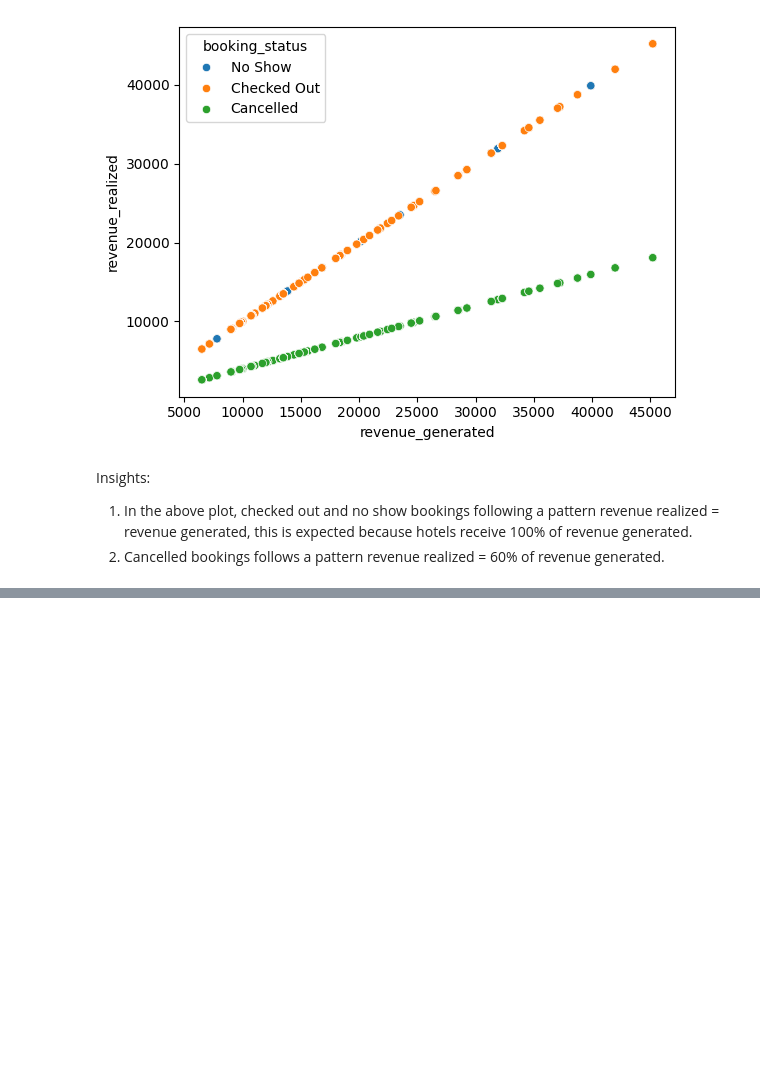
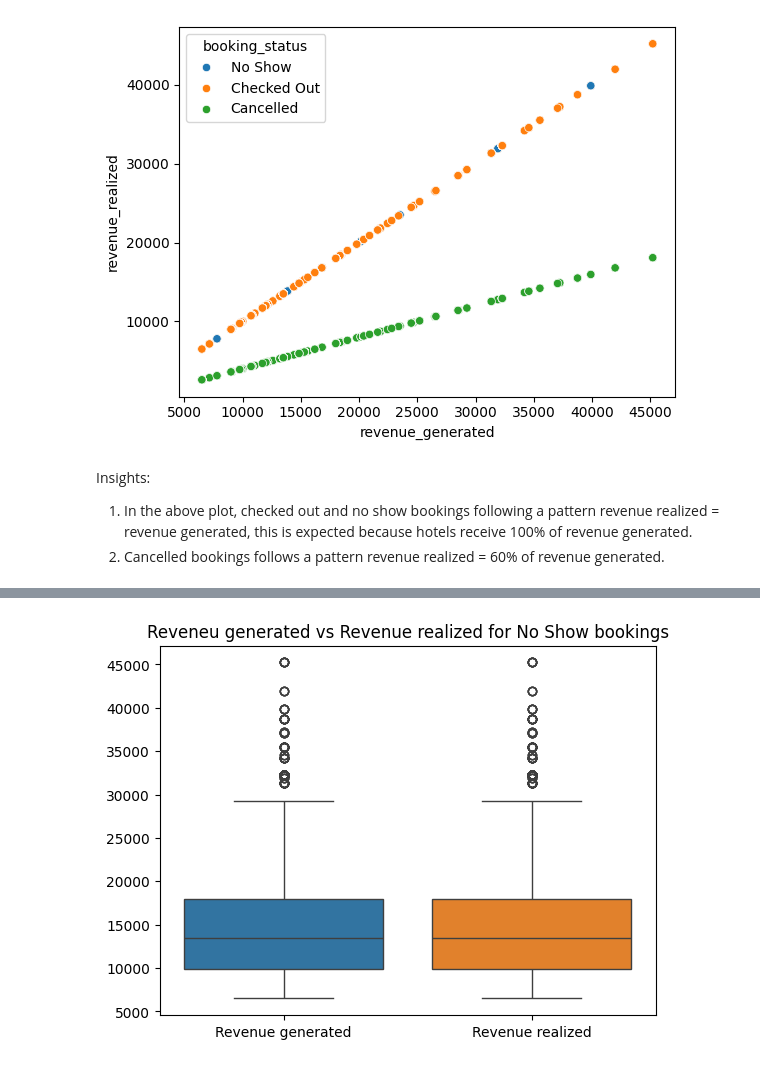
Before and after one commit to Bhuvi128/Hospitality-Revenue-Optimization-Data-analysis, a Jupyter notebook: Hospitality Revenue Optimzation.ipynb, the cells around one changed output, grey strips where cells are left out. Drawn from its saved outputs; the diff is of its cells as text; code cells hidden in the pictures; blank space fills up the shorter version.

```diff
--- a/Hospitality Revenue Optimzation.ipynb
+++ b/Hospitality Revenue Optimzation.ipynb
@@ -241,0 +300,3 @@ Insights:
+# %%
+No_show_bookings = book_stat_rev[book_stat_rev['booking_status'] == 'No Show']
+No_show_bookings.head()
@@ -241,0 +310,8 @@ Insights:
+# %%
+# Lets identify pattern of revenue generated and revenue realized for no show bookings
+sns.boxplot(No_show_bookings)
+plt.title("Reveneu generated vs Revenue realized for No Show bookings")
+plt.xticks(ticks=[0,1], labels = ['Revenue generated', 'Revenue realized'])
+plt.show()
+# %% [output]
+[figure, added]
```
Also changed, not shown: parts of 22 cells of this notebook, 1 other file.
